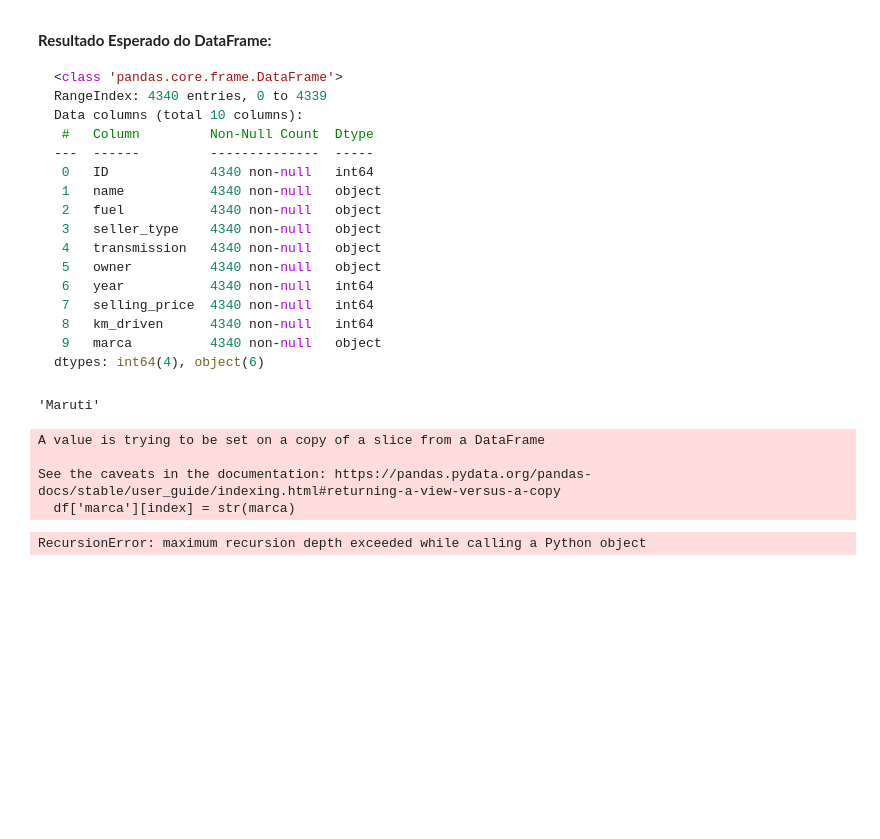
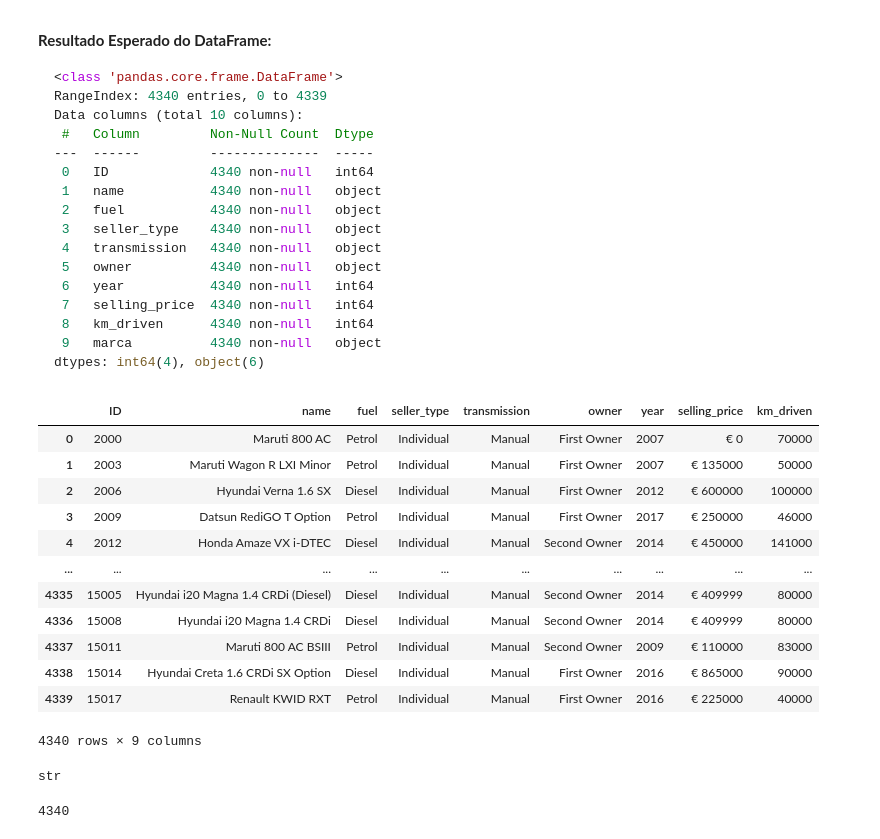
Before and after one commit to MarnieGrenat/Plotting-Graphs-2-Semester, a Jupyter notebook: TI2-Template.ipynb, the cells around one changed output. Saved outputs shown, nothing was run; the diff lists cells and outputs as text; code cells hidden in the pictures; blank space fills up the shorter version.

````diff
--- a/TI2-Template.ipynb
+++ b/TI2-Template.ipynb
@@ -337,32 +356,36 @@ Data columns (total 10 columns):
  9   marca          4340 non-null   object
 dtypes: int64(4), object(6)
 ```
-# %%
-#def add_marca(df=pd.DataFrame):
-
-   #     string = df['name']
-  #      string = str(string).split()[0]
- #       df['marca'] = str(df['name']).split()[0]
-df['marca']
-def add_marca(df:pd.DataFrame, index=0):
-    if index >= 4339:
-        return
-    else:
-        marca = str(df['name'][index]).split()[0]
-        df['marca'][index] = str(marca)
-        add_marca(df=df, index=index+1)
-    return df
-
-#display(df)
-#display(df)
-display(str(df['name'][0]).split()[0])
-# %% [output]
-'Maruti'
-# %%
-add_marca(df=df)
-# %% [output]
-A value is trying to be set on a copy of a slice from a DataFrame
-
-See the caveats in the documentation: https://pandas.pydata.org/pandas-docs/stable/user_guide/indexing.html#returning-a-view-versus-a-copy
-  df['marca'][index] = str(marca)
-RecursionError: maximum recursion depth exceeded while calling a Python object
+# %%
+
+
+#display(df)
+#display(df)
+display(df)
+def add_marca(df:pd.DataFrame, i:int=0):
+    if i < len(df.index):
+        df['marca'][i] = str(df['name'][i].split()[0])
+        i+=1
+        add_marca(df=df, i=i)
+    else:
+        return df
+    pass
+
+display(type(str(df['name'][0]).split()[0]))
+print(len(df.index))
+# %% [output]
+|  | ID | name | fuel | seller_type | transmission | owner | year | selling_price | km_driven |
+| 0 | 2000 | Maruti 800 AC | Petrol | Individual | Manual | First Owner | 2007 | € 0 | 70000 |
+| 1 | 2003 | Maruti Wagon R LXI Minor | Petrol | Individual | Manual | First Owner | 2007 | € 135000 | 50000 |
+| 2 | 2006 | Hyundai Verna 1.6 SX | Diesel | Individual | Manual | First Owner | 2012 | € 600000 | 100000 |
+| 3 | 2009 | Datsun RediGO T Option | Petrol | Individual | Manual | First Owner | 2017 | € 250000 | 46000 |
+| 4 | 2012 | Honda Amaze VX i-DTEC | Diesel | Individual | Manual | Second Owner | 2014 | € 450000 | 141000 |
+| ... | ... | ... | ... | ... | ... | ... | ... | ... | ... |
+| 4335 | 15005 | Hyundai i20 Magna 1.4 CRDi (Diesel) | Diesel | Individual | Manual | Second Owner | 2014 | € 409999 | 80000 |
+| 4336 | 15008 | Hyundai i20 Magna 1.4 CRDi | Diesel | Individual | Manual | Second Owner | 2014 | € 409999 | 80000 |
+| 4337 | 15011 | Maruti 800 AC BSIII | Petrol | Individual | Manual | Second Owner | 2009 | € 110000 | 83000 |
+| 4338 | 15014 | Hyundai Creta 1.6 CRDi SX Option | Diesel | Individual | Manual | First Owner | 2016 | € 865000 | 90000 |
+| 4339 | 15017 | Renault KWID RXT | Petrol | Individual | Manual | First Owner | 2016 | € 225000 | 40000 |
+4340 rows × 9 columns
+str
+4340
````
Also changed, not shown: parts of 8 cells of this notebook.
